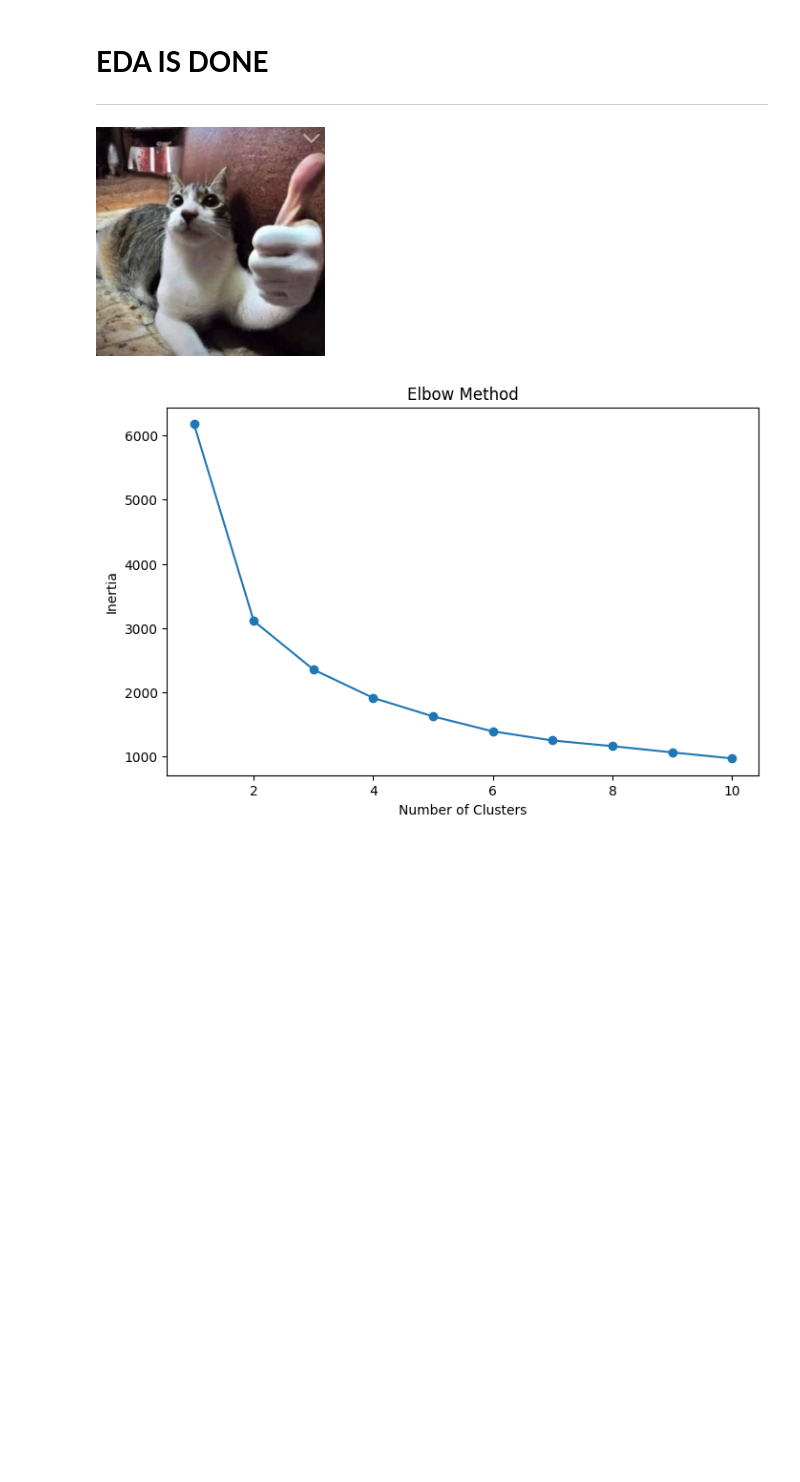
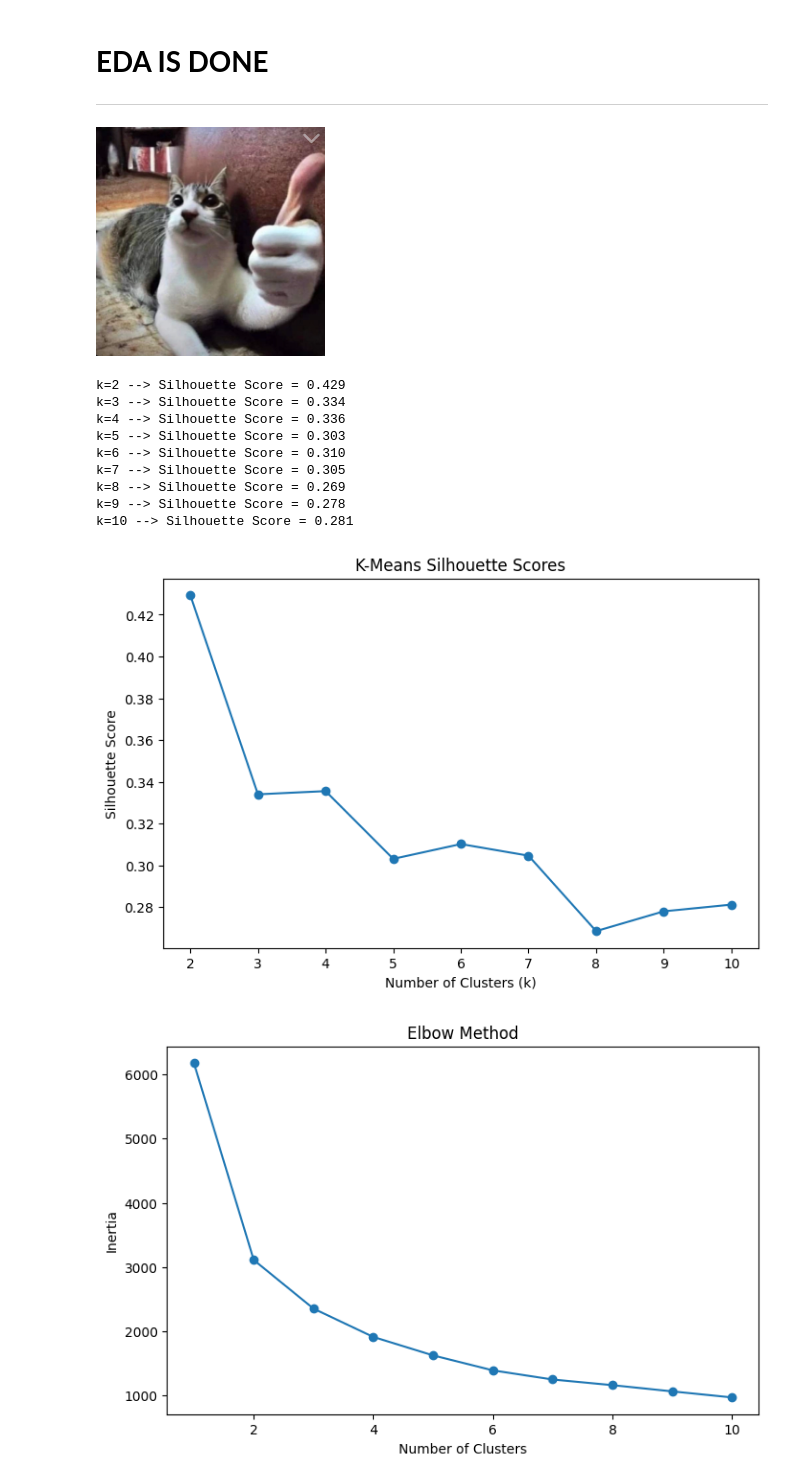
Before and after one commit to Danwanth/Internship, a Jupyter notebook: OnlineRetail.ipynb, the cells around one changed output. Cells and saved outputs as stored; diff of their text form; code cells hidden in the pictures; blank space fills up the shorter version.

```diff
--- a/OnlineRetail.ipynb
+++ b/OnlineRetail.ipynb
@@ -685,6 +652,66 @@ preprocessor = ColumnTransformer([
 
 # Processed data
 X_processed = preprocessor.fit_transform(X)
+# %%
+from sklearn.cluster import KMeans
+from sklearn.metrics import silhouette_score
+import matplotlib.pyplot as plt
+
+silhouette_scores = []
+
+k_values = range(2, 11)
+
+for k in k_values:
+
+    kmeans = KMeans(
+        n_clusters=k,
+        random_state=42
+    )
+
+    cluster_labels = kmeans.fit_predict(
+        X_processed
+    )
+
+    score = silhouette_score(
+        X_processed,
+        cluster_labels
+    )
+
+    silhouette_scores.append(score)
+
+    print(
+        f"k={k} --> Silhouette Score = {score:.3f}"
+    )
+
+# Plot
+plt.figure(figsize=(8,5))
+
+plt.plot(
+    k_values,
+    silhouette_scores,
+    marker='o'
+)
+
+plt.title(
+    'K-Means Silhouette Scores'
+)
+
+plt.xlabel('Number of Clusters (k)')
+
+plt.ylabel('Silhouette Score')
+
+plt.show()
+# %% [output]
+k=2 --> Silhouette Score = 0.429
+k=3 --> Silhouette Score = 0.334
+k=4 --> Silhouette Score = 0.336
+k=5 --> Silhouette Score = 0.303
+k=6 --> Silhouette Score = 0.310
+k=7 --> Silhouette Score = 0.305
+k=8 --> Silhouette Score = 0.269
+k=9 --> Silhouette Score = 0.278
+k=10 --> Silhouette Score = 0.281
+[figure, added]
 # %%
 from sklearn.cluster import KMeans
 import matplotlib.pyplot as plt
```
Also changed, not shown: parts of 22 cells of this notebook.
